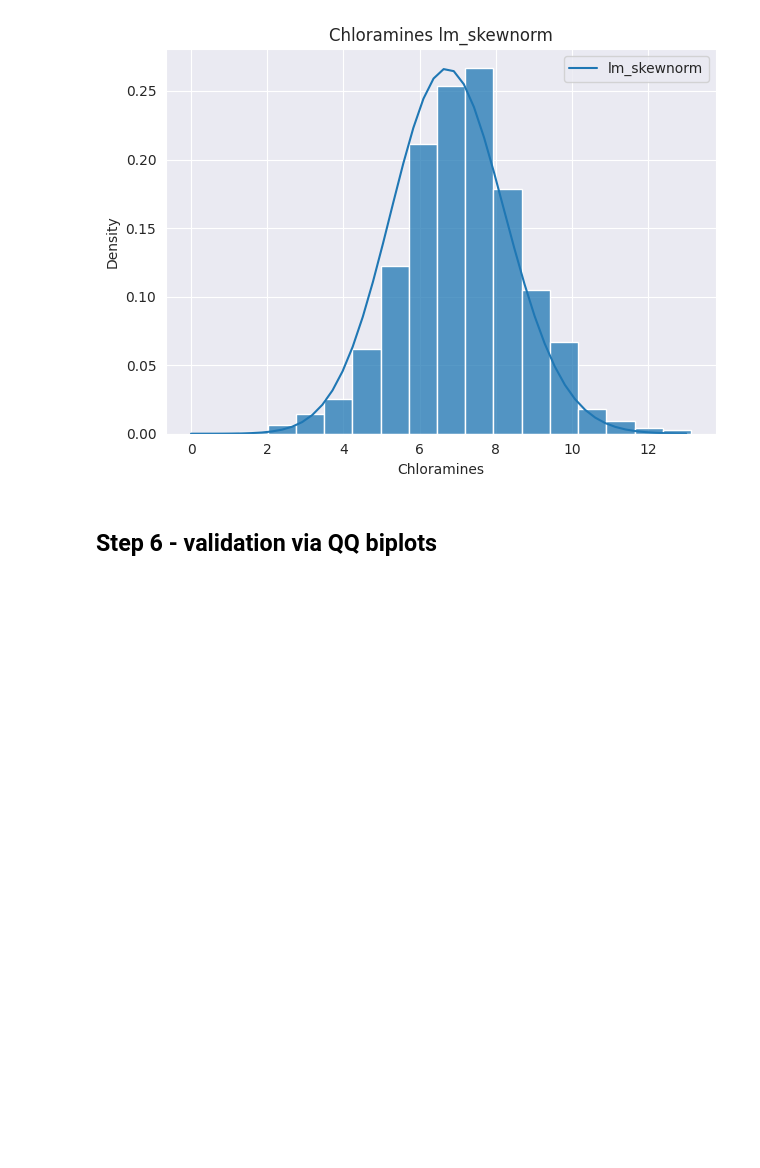
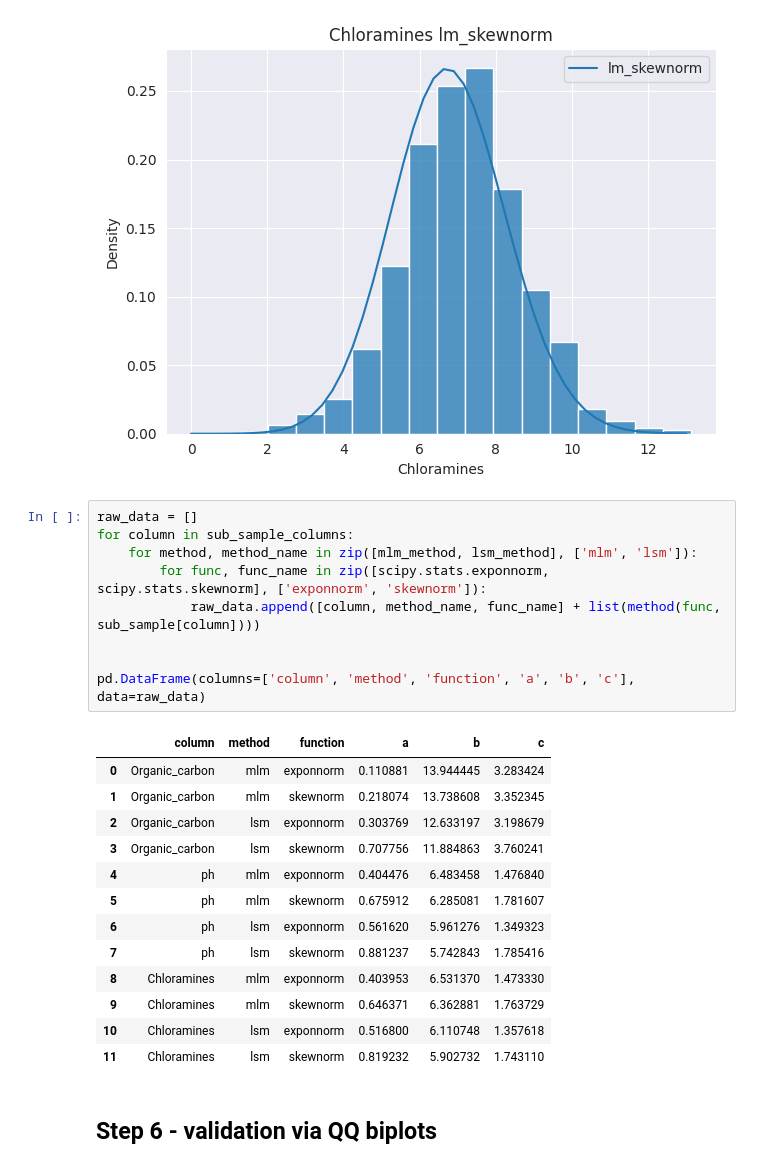
Before and after one commit to OnlyOneUseAcc/MMSA, a Jupyter notebook: lab1/1-lab.ipynb, the cells around one changed output. Saved outputs shown, nothing was run; the diff lists cells and outputs as text; blank space fills up the shorter version.

```diff
--- a/lab1/1-lab.ipynb
+++ b/lab1/1-lab.ipynb
@@ -230,6 +242,29 @@ plot_density(
 # %% [output]
 [figure]
 [figure]
+# %%
+raw_data = []
+for column in sub_sample_columns:
+    for method, method_name in zip([mlm_method, lsm_method], ['mlm', 'lsm']):
+        for func, func_name in zip([scipy.stats.exponnorm, scipy.stats.skewnorm], ['exponnorm', 'skewnorm']):
+            raw_data.append([column, method_name, func_name] + list(method(func, sub_sample[column])))
+
+
+pd.DataFrame(columns=['column', 'method', 'function', 'a', 'b', 'c'], data=raw_data)
+# %% [output]
+|  | column | method | function | a | b | c |
+| 0 | Organic_carbon | mlm | exponnorm | 0.110881 | 13.944445 | 3.283424 |
+| 1 | Organic_carbon | mlm | skewnorm | 0.218074 | 13.738608 | 3.352345 |
+| 2 | Organic_carbon | lsm | exponnorm | 0.303769 | 12.633197 | 3.198679 |
+| 3 | Organic_carbon | lsm | skewnorm | 0.707756 | 11.884863 | 3.760241 |
+| 4 | ph | mlm | exponnorm | 0.404476 | 6.483458 | 1.476840 |
+| 5 | ph | mlm | skewnorm | 0.675912 | 6.285081 | 1.781607 |
+| 6 | ph | lsm | exponnorm | 0.561620 | 5.961276 | 1.349323 |
+| 7 | ph | lsm | skewnorm | 0.881237 | 5.742843 | 1.785416 |
+| 8 | Chloramines | mlm | exponnorm | 0.403953 | 6.531370 | 1.473330 |
+| 9 | Chloramines | mlm | skewnorm | 0.646371 | 6.362881 | 1.763729 |
+| 10 | Chloramines | lsm | exponnorm | 0.516800 | 6.110748 | 1.357618 |
+| 11 | Chloramines | lsm | skewnorm | 0.819232 | 5.902732 | 1.743110 |
 # %% [markdown]
 ## Step 6 - validation via QQ biplots
 # %%
```
Also changed, not shown: parts of 4 cells of this notebook.
